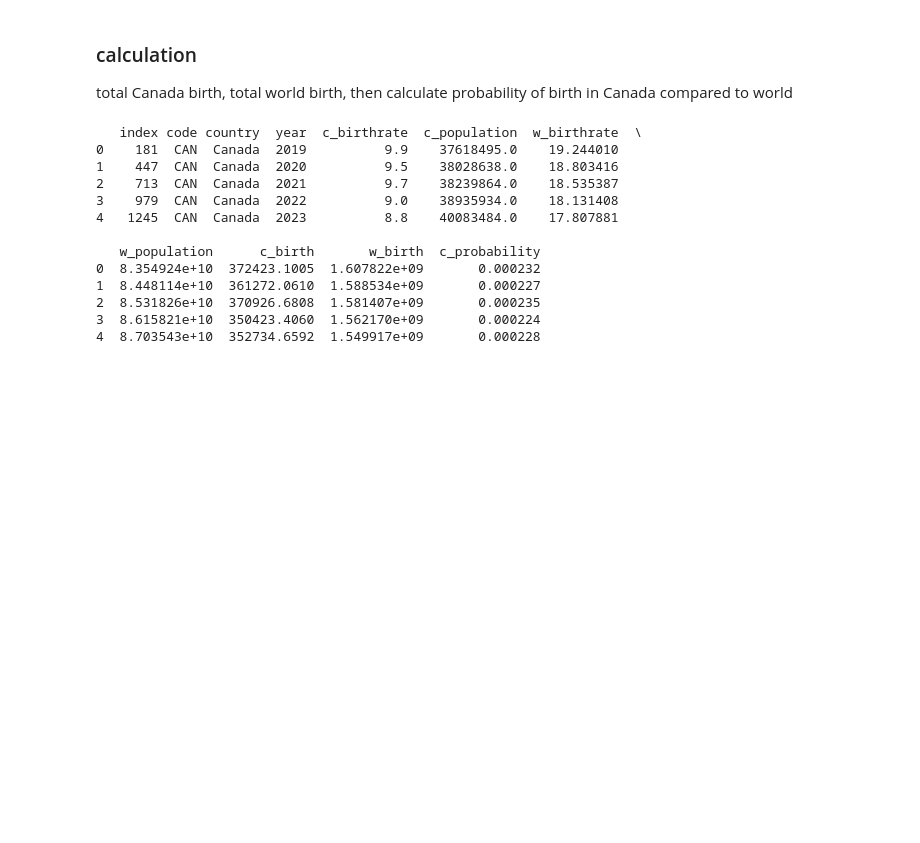
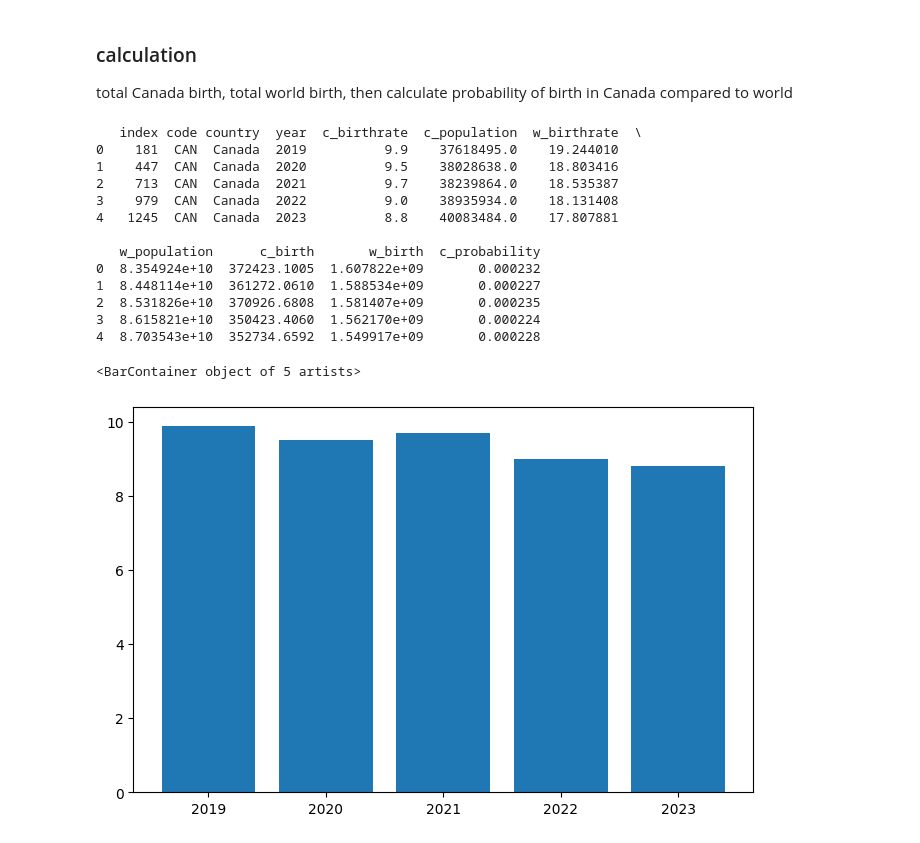
Before and after one commit to aleem-dev/DataAnalysis, a Jupyter notebook: ResearchExplore/Concepts/dsdt/dsdt.ipynb, the cells around one changed output. Drawn from its saved outputs; the diff is of its cells as text; code cells hidden in the pictures; blank space fills up the shorter version.

Commit message:
Canada Yearly Birth Growth calculation and visuals

```diff
--- a/ResearchExplore/Concepts/dsdt/dsdt.ipynb
+++ b/ResearchExplore/Concepts/dsdt/dsdt.ipynb
@@ -270,3 +270,12 @@ print(df_maple_roots.head())
 2  8.531826e+10  370926.6808  1.581407e+09       0.000235
 3  8.615821e+10  350423.4060  1.562170e+09       0.000224
 4  8.703543e+10  352734.6592  1.549917e+09       0.000228
+# %%
+# Visualization
+import matplotlib.pyplot as plt
+
+plt.figure(figsize=(8,5))
+plt.bar(df_maple_roots['year'], df_maple_roots['c_birthrate'])
+# %% [output]
+<BarContainer object of 5 artists>
+[figure, added]
```
Also changed, not shown: parts of 3 cells of this notebook.
